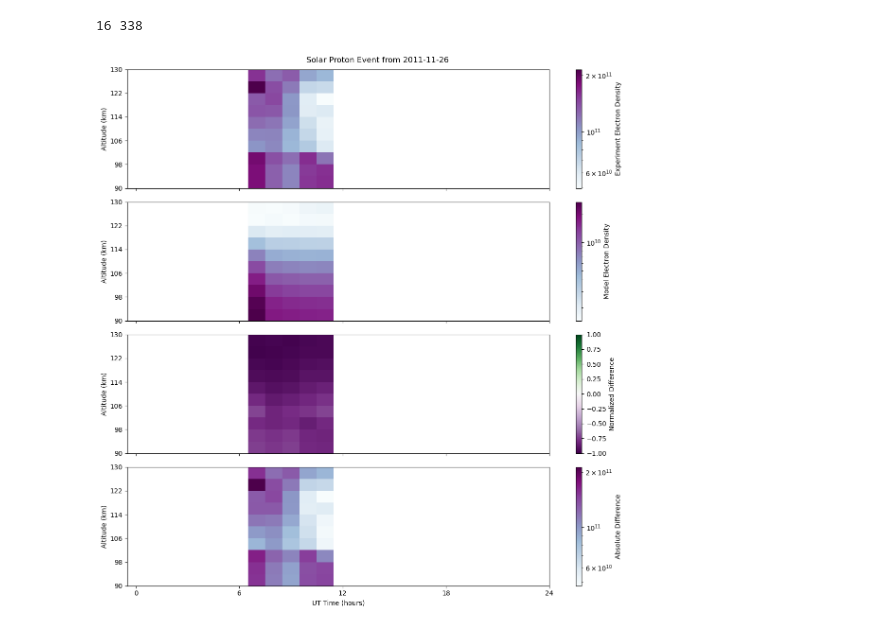
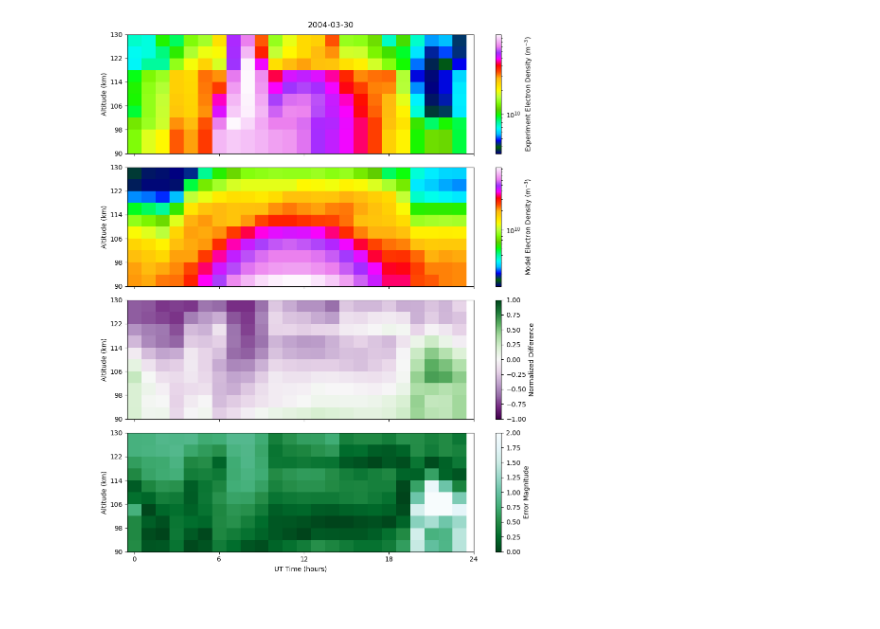
Before and after one commit to remy-guillermin/WACCM-Analysis, a Jupyter notebook: Scripts/Data-Analysis/Event-Analysis.ipynb, the cells around one changed output. Cells and saved outputs as stored; diff of their text form; code cells hidden in the pictures.

```diff
--- a/Scripts/Data-Analysis/Event-Analysis.ipynb
+++ b/Scripts/Data-Analysis/Event-Analysis.ipynb
@@ -25,7 +25,8 @@ Tromso = np.array(data_df['Tromso']).reshape(-1,shape)[:,0] == 1
 Geomagnetic_Event = np.array(data_df['Geomagnetic Event']).reshape(-1,shape)[:,0] == 1
 Solar_Proton_Event = np.array(data_df['Solar Proton Event']).reshape(-1,shape)[:,0] == 1
 
-mask, type = (Geomagnetic_Event) + (Solar_Proton_Event), 'active'
+mask = np.repeat(True, len(Ne_EXP))
+#mask = (Geomagnetic_Event) + (Solar_Proton_Event)
 
 Ne_EXP = Ne_EXP[mask]
 dNe_EXP = dNe_EXP[mask]
@@ -40,54 +41,53 @@ height = height[mask]
 
 Geomagnetic_Event = Geomagnetic_Event[mask]
 Solar_Proton_Event = Solar_Proton_Event[mask]
-# %% [output]
-16 338
 # %%
-abs_diff = np.abs(Ne_WACCM - Ne_EXP).astype(float)
+abs_diff = np.abs(Ne_WACCM - Ne_EXP).astype(float)/Ne_EXP
 norm_diff = (Ne_WACCM - Ne_EXP) / (Ne_WACCM + Ne_EXP)
 
-index = 15
-index = np.min([index, len(Geomagnetic_Event)-1])
+index = 37
+index = np.min([index, len(Ne_EXP)-1])
 date = Date[index]
 
-event_type = 'Geomagnetic Event' if Geomagnetic_Event[index] else 'Solar Proton Event'
+#event_type = 'Geomagnetic Event' if Geomagnetic_Event[index] else 'Solar Proton Event'
 
-fig, axs = plt.subplots(4, figsize=(12, 12), sharex=True)
-fig.suptitle(f'{event_type} from {str(date)}')
+fig, axs = plt.subplots(4, figsize=(10, 12), sharex=True)
+#fig.suptitle(f'{event_type} from {str(date)}')
+fig.suptitle(f'{str(date)}')
 
 X, Y = np.meshgrid(time_bins, H_bins+2)
 
 grid = Ne_EXP[index].reshape(len(H_bins), len(time_bins))[::-1]
-sc = axs[0].pcolormesh(X, Y, grid, cmap='BuPu', norm=LogNorm(vmin=np.nanmin(grid[grid != 0]), vmax=np.nanmax(grid)))
+sc = axs[0].pcolormesh(X, Y, grid, cmap='gist_ncar', norm=LogNorm(vmin=np.nanmin(grid[grid != 0]), vmax=np.nanmax(grid)))
 cbar = fig.colorbar(sc, ax=axs[0])
-cbar.set_label(r'Experiment Electron Density')
+cbar.set_label(r'Experiment Electron Density ($\mathrm{m^{-3}}$)')
 
 grid = Ne_WACCM[index].reshape(len(H_bins), len(time_bins))[::-1]
-sc = axs[1].pcolormesh(X, Y, grid, cmap='BuPu', norm=LogNorm(vmin=np.nanmin(grid[grid != 0]), vmax=np.nanmax(grid)))
+sc = axs[1].pcolormesh(X, Y, grid, cmap='gist_ncar', norm=LogNorm(vmin=np.nanmin(grid[grid != 0]), vmax=np.nanmax(grid)))
 cbar = fig.colorbar(sc, ax=axs[1])
-cbar.set_label(r'Model Electron Density')
+cbar.set_label(r'Model Electron Density ($\mathrm{m^{-3}}$)')
 
 grid = norm_diff[index].reshape(len(H_bins), len(time_bins))[::-1]
 sc = axs[2].pcolormesh(X, Y, grid, cmap='PRGn', vmin=-1, vmax=1)
 cbar = fig.colorbar(sc, ax=axs[2])
 cbar.set_label(r'Normalized Difference')
 
 grid = abs_diff[index].reshape(len(H_bins), len(time_bins))[::-1]
-sc = axs[3].pcolormesh(X, Y, grid, cmap='BuPu', norm=LogNorm(vmin=np.nanmin(grid[grid != 0]), vmax=np.nanmax(grid)))
+sc = axs[3].pcolormesh(X, Y, grid, cmap='BuGn_r', vmin=0, vmax = 2)
 cbar = fig.colorbar(sc, ax=axs[3])
-cbar.set_label(r'Absolute Difference')
+cbar.set_label(r'Error Magnitude')
 
 
 for ax in axs:
     ax.set_ylabel('Altitude (km)')
     ax.set_yticks(np.linspace(90,130,6))
     ax.set_ylim(90,130)
 
 axs[-1].set_xlabel('UT Time (hours)')
 axs[-1].set_xticks(np.linspace(0,24,5))
 
 plt.tight_layout()
-plt.savefig(f'../../Output/Figures/events/{date}.png')
+#plt.savefig(f'../../Output/Figures/events/{date}.png')
 plt.show()
 # %% [output]
-[figure, old version]
+[figure, new version]
```
Also changed, not shown: 1 other file.
